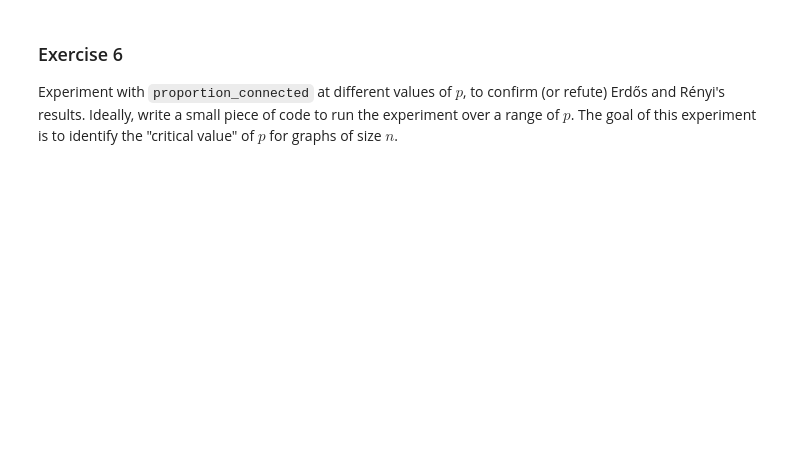
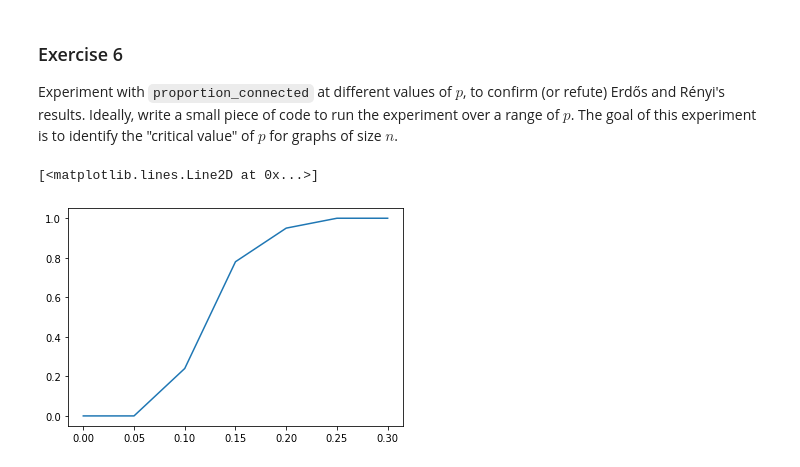
Before and after one commit to StoneMason495/cap-comp215, a Jupyter notebook: labs/lab04ZM.ipynb, the cells around one changed output. Saved outputs shown, nothing was run; the diff lists cells and outputs as text; code cells hidden in the pictures; blank space fills up the shorter version.

```diff
--- a/labs/lab04ZM.ipynb
+++ b/labs/lab04ZM.ipynb
@@ -494,0 +494,10 @@ The goal of this experiment is to identify the "critical value" of $p$ for graph
+# %%
+# Solution for Ex. 6 goes here...
+EDGE_P = (0, 0.05, 0.1, 0.15, 0.2, 0.25, 0.3)
+
+p_connected = [proportion_connected(30, p) for p in EDGE_P]
+
+plt.plot(EDGE_P, p_connected)
+# %% [output]
+[<matplotlib.lines.Line2D at 0x...>]
+[figure, added]
```
Also changed, not shown: parts of 9 cells of this notebook.
